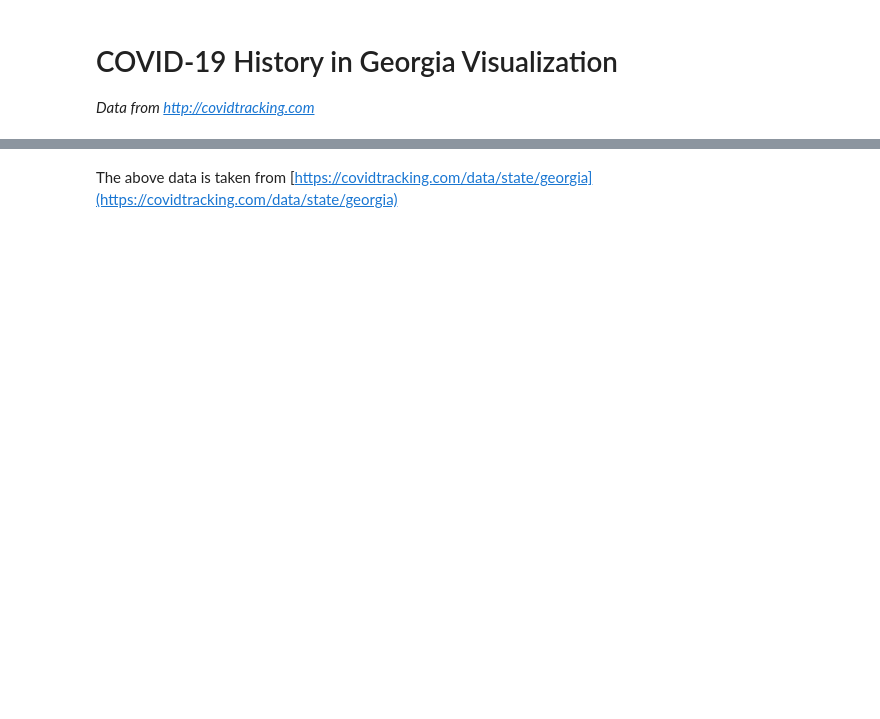
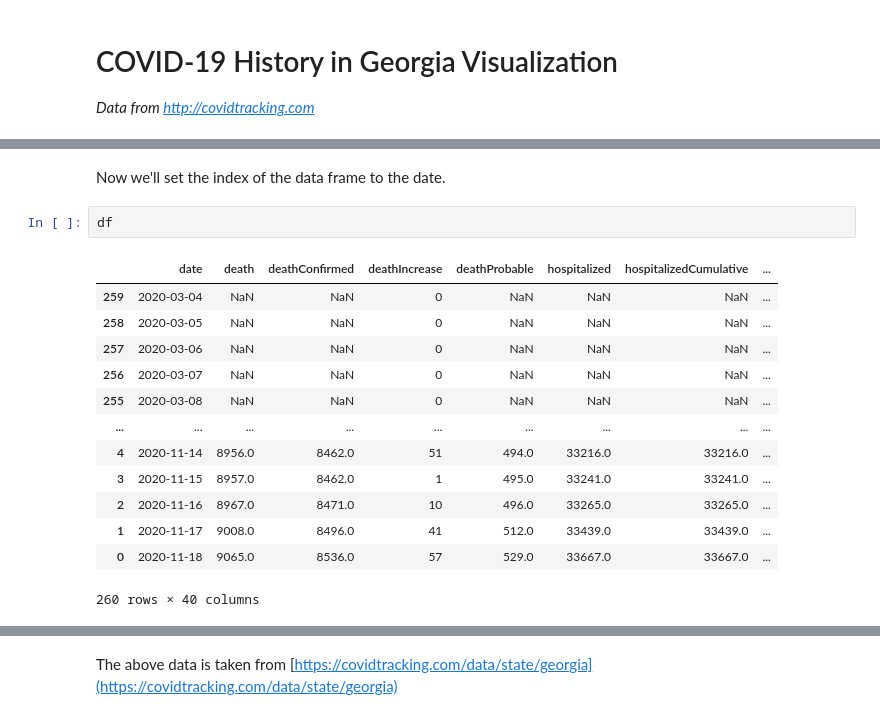
Before and after one commit to msolberg/notebooks, a Jupyter notebook: georgia-covidtracking.ipynb, the cells around one changed output, grey strips where cells are left out. Saved outputs shown, nothing was run; the diff lists cells and outputs as text; blank space fills up the shorter version.

```diff
--- a/georgia-covidtracking.ipynb
+++ b/georgia-covidtracking.ipynb
@@ -31 +28,19 @@ sorted_data
+# %% [markdown]
+Now we'll set the index of the data frame to the date.
+# %%
+df
+# %% [output]
+|  | date | death | deathConfirmed | deathIncrease | deathProbable | hospitalized | hospitalizedCumulative | ... |
+| 259 | 2020-03-04 | NaN | NaN | 0 | NaN | NaN | NaN | ... |
+| 258 | 2020-03-05 | NaN | NaN | 0 | NaN | NaN | NaN | ... |
+| 257 | 2020-03-06 | NaN | NaN | 0 | NaN | NaN | NaN | ... |
+| 256 | 2020-03-07 | NaN | NaN | 0 | NaN | NaN | NaN | ... |
+| 255 | 2020-03-08 | NaN | NaN | 0 | NaN | NaN | NaN | ... |
+| ... | ... | ... | ... | ... | ... | ... | ... | ... |
+| 4 | 2020-11-14 | 8956.0 | 8462.0 | 51 | 494.0 | 33216.0 | 33216.0 | ... |
+| 3 | 2020-11-15 | 8957.0 | 8462.0 | 1 | 495.0 | 33241.0 | 33241.0 | ... |
+| 2 | 2020-11-16 | 8967.0 | 8471.0 | 10 | 496.0 | 33265.0 | 33265.0 | ... |
+| 1 | 2020-11-17 | 9008.0 | 8496.0 | 41 | 512.0 | 33439.0 | 33439.0 | ... |
+| 0 | 2020-11-18 | 9065.0 | 8536.0 | 57 | 529.0 | 33667.0 | 33667.0 | ... |
+260 rows × 40 columns
 # %%
```
Also changed, not shown: parts of 9 cells of this notebook.
